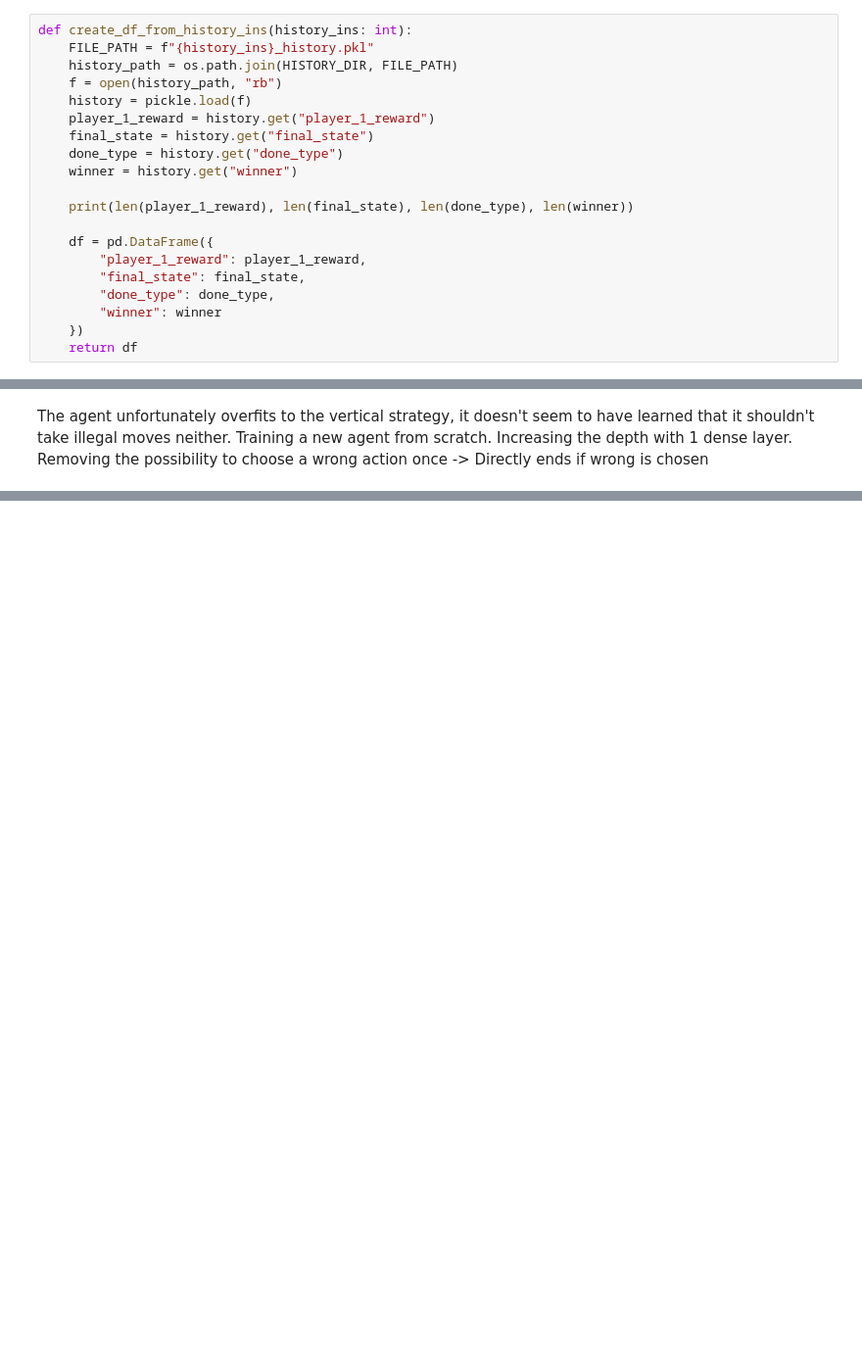
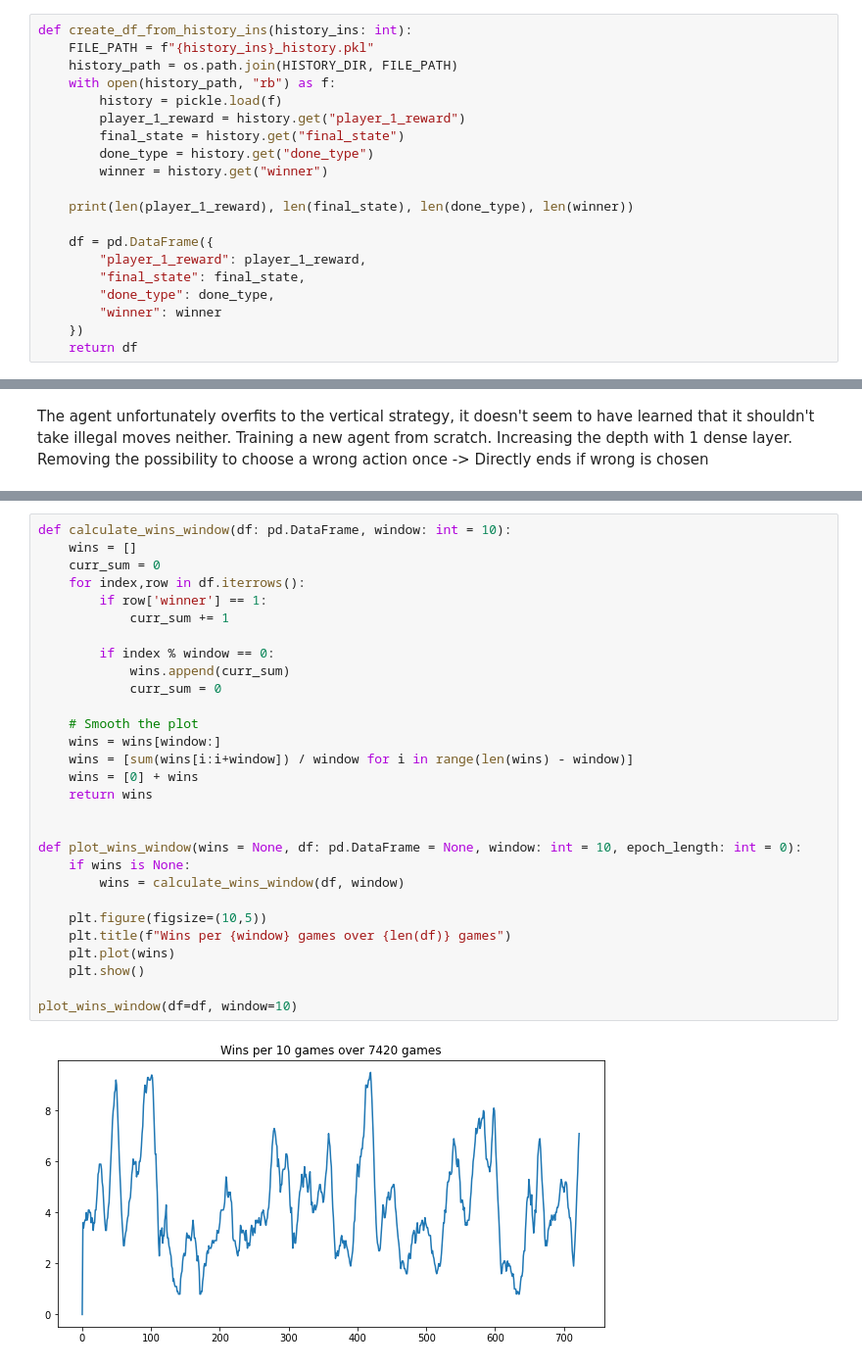
Before and after one commit to olestole/dqn-connect-4, a Jupyter notebook: connect_x/analytics.ipynb, the cells around one changed output, grey strips where cells are left out. Shown at 98% size. Drawn from its saved outputs; the diff is of its cells as text; blank space fills up the shorter version.

```diff
--- a/connect_x/analytics.ipynb
+++ b/connect_x/analytics.ipynb
@@ -10,12 +11,12 @@ HISTORY_DIR = "../history"
 def create_df_from_history_ins(history_ins: int):
     FILE_PATH = f"{history_ins}_history.pkl"
     history_path = os.path.join(HISTORY_DIR, FILE_PATH)
-    f = open(history_path, "rb")
-    history = pickle.load(f)
-    player_1_reward = history.get("player_1_reward")
-    final_state = history.get("final_state")
-    done_type = history.get("done_type")
-    winner = history.get("winner")
+    with open(history_path, "rb") as f:
+        history = pickle.load(f)
+        player_1_reward = history.get("player_1_reward")
+        final_state = history.get("final_state")
+        done_type = history.get("done_type")
+        winner = history.get("winner")
 
     print(len(player_1_reward), len(final_state), len(done_type), len(winner))
 
@@ -490,0 +532,31 @@ Training a new agent from scratch. Increasing the depth with 1 dense layer. Remo
+# %%
+def calculate_wins_window(df: pd.DataFrame, window: int = 10):
+    wins = []
+    curr_sum = 0
+    for index,row in df.iterrows():
+        if row['winner'] == 1:
+            curr_sum += 1
+
+        if index % window == 0:
+            wins.append(curr_sum)
+            curr_sum = 0
+
+    # Smooth the plot
+    wins = wins[window:]
+    wins = [sum(wins[i:i+window]) / window for i in range(len(wins) - window)]
+    wins = [0] + wins
+    return wins
+
+
+def plot_wins_window(wins = None, df: pd.DataFrame = None, window: int = 10, epoch_length: int = 0):
+    if wins is None:
+        wins = calculate_wins_window(df, window)
+
+    plt.figure(figsize=(10,5))
+    plt.title(f"Wins per {window} games over {len(df)} games")
+    plt.plot(wins)
+    plt.show()
+
+plot_wins_window(df=df, window=10)
+# %% [output]
+[figure, added]
```
Also changed, not shown: parts of 35 cells of this notebook, 7 other files.
